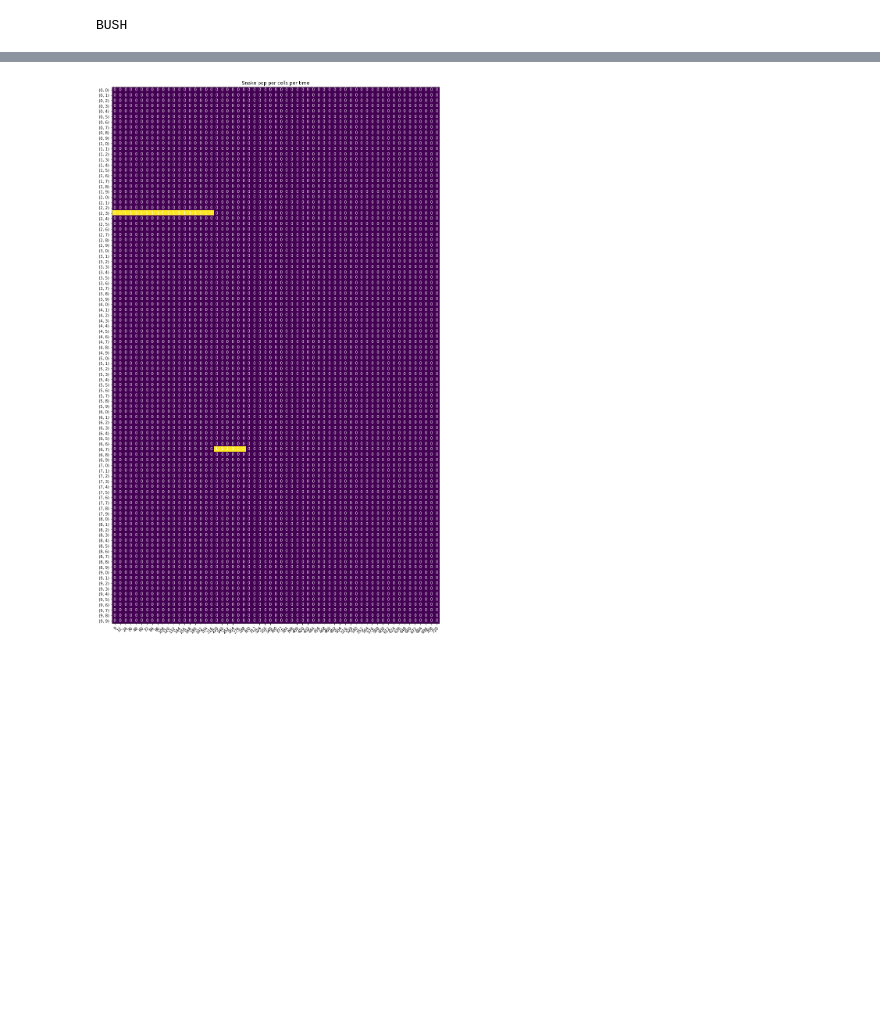
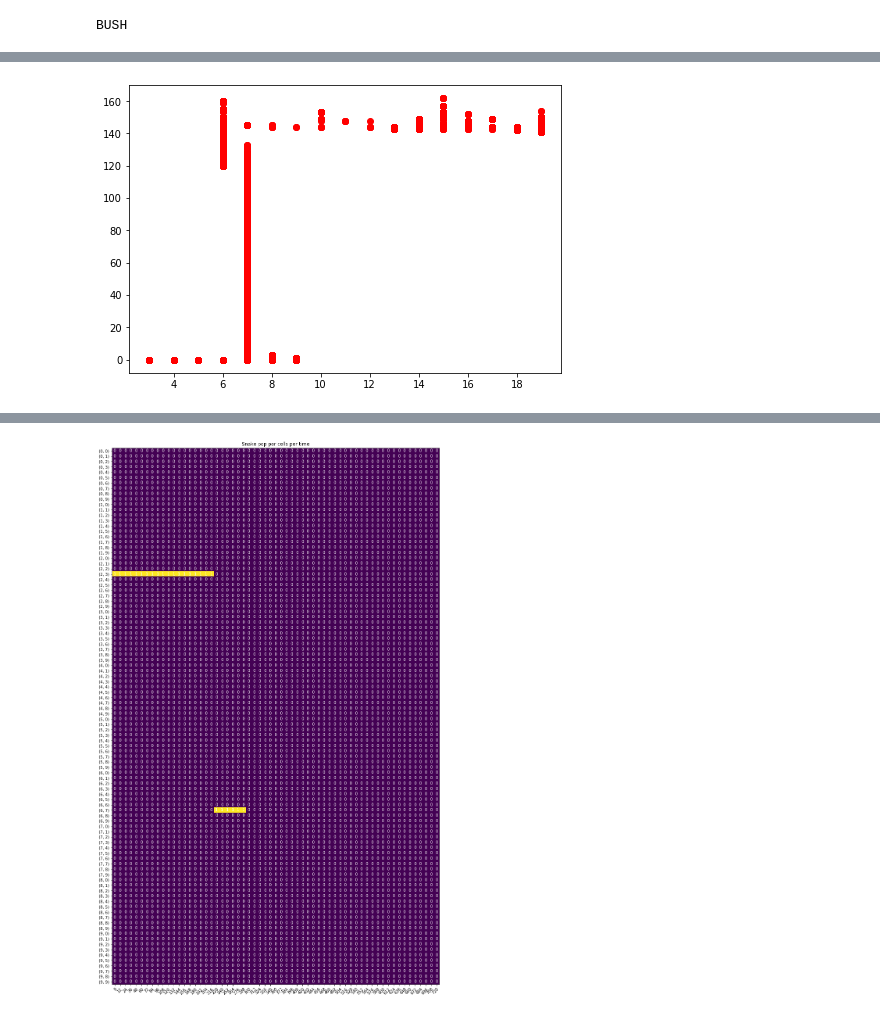
Before and after one commit to michaelremington2/uumarrty, a Jupyter notebook: ecosystem_sim/SimPostDataAnalysis.ipynb, the cells around one changed output, grey strips where cells are left out. Drawn from its saved outputs; the diff is of its cells as text; code cells hidden in the pictures; blank space fills up the shorter version.

```diff
--- a/ecosystem_sim/SimPostDataAnalysis.ipynb
+++ b/ecosystem_sim/SimPostDataAnalysis.ipynb
@@ -67,3 +67,27 @@ plt.show()
+# %%
+import matplotlib.pyplot as plt
+import numpy as np
+
+df = data[["time", "krat_pop","snake_pop"]].groupby("time").sum()
+df = df.reset_index()
+x = df['snake_pop']
+y = df['krat_pop']
+#ytemp = list(df.stack())
+#y = [float(y) for y in ytemp]
+#xtemp= list(df.index)
+#x = xtemp[0:len(y)]
+#print(min(y))
+fig=plt.figure()
+ax=fig.add_axes([0,0,1,1])
+ax.scatter(x, y, color='r')
+
+#plt.xlabel("hours")
+#plt.ylabel("Krats")
+#plt.title("Krat Pop")
+
+plt.show()
+# %% [output]
+[figure, added]
 # %%
 df = data.groupby(["time","habitat_type"]).agg({'krat_pop': ['sum']}).reset_index()
 df.columns = ['time','habitat_type','krat_pop']
```
Also changed, not shown: parts of 14 cells of this notebook, 3 other files.
